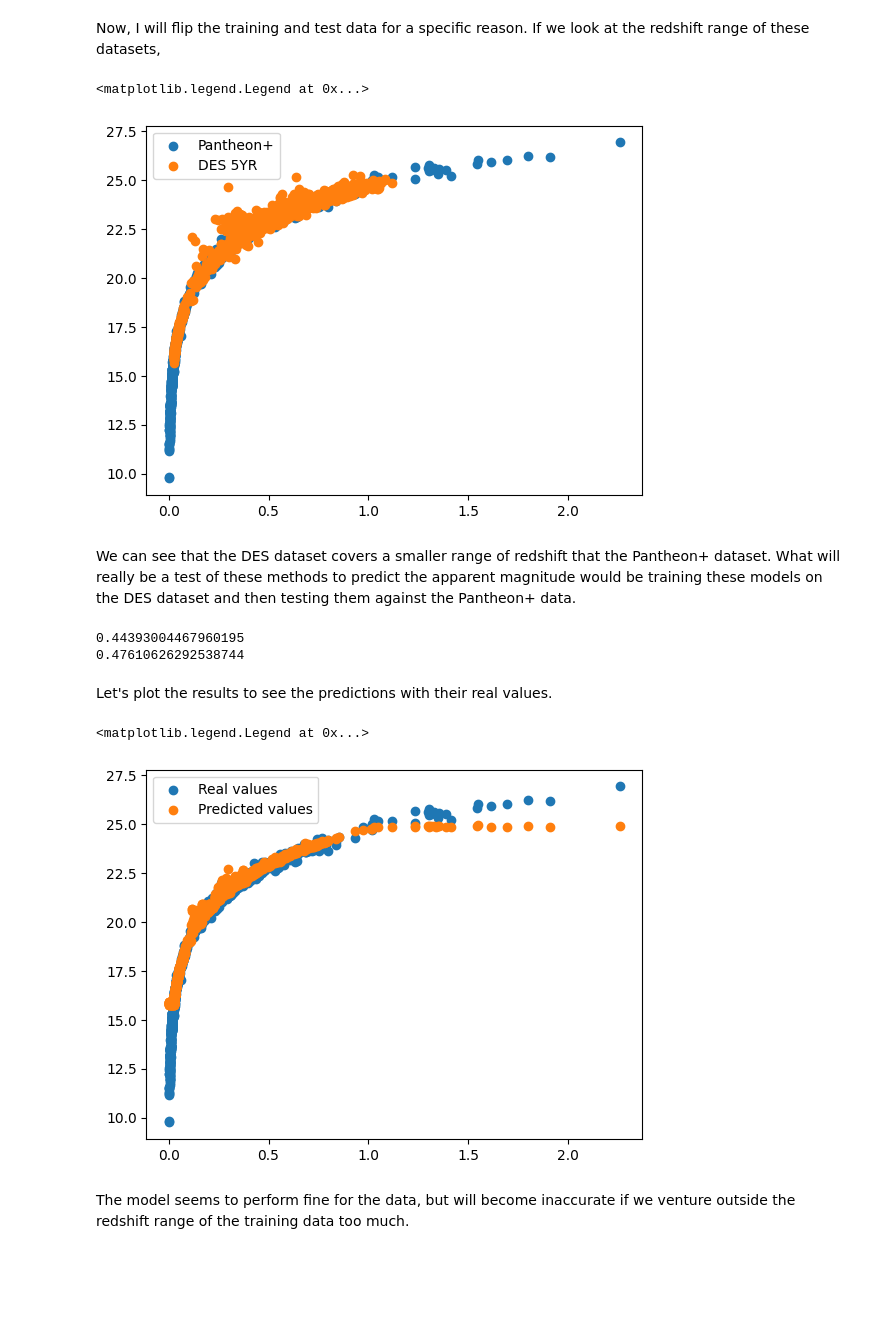
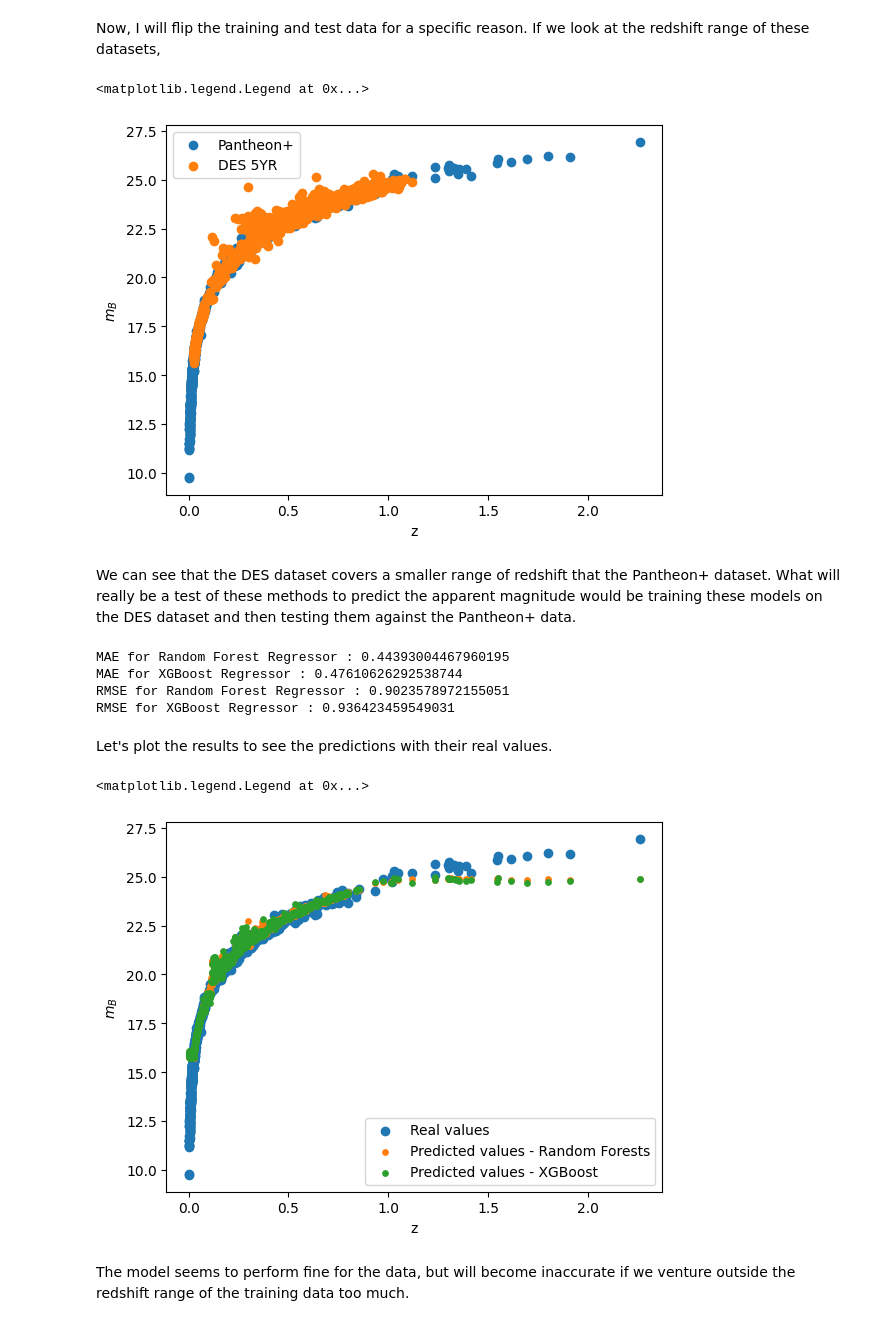
Before and after one commit to sreerag03a/pantheonplus-regression, a Jupyter notebook: notebooks/2_model_advanced.ipynb, the cells around one changed output. Drawn from its saved outputs; the diff is of its cells as text; code cells hidden in the pictures; blank space fills up the shorter version.

```diff
--- a/notebooks/2_model_advanced.ipynb
+++ b/notebooks/2_model_advanced.ipynb
@@ -7,18 +7,19 @@ import pandas as pd
 import matplotlib.pyplot as plt
 import numpy as np
 from sklearn.model_selection import train_test_split
-from sklearn.metrics import mean_absolute_error
+from sklearn.metrics import mean_absolute_error as mae
+from sklearn.metrics import root_mean_squared_error as rmse
 from sklearn.ensemble import RandomForestRegressor
 from xgboost import XGBRegressor
 import os
 import sys
 sys.path.append('../src')
-from preprocessing import preprocessor_simple, preprocess_des_data
+from preprocessing import preprocess_pantheonp, preprocess_des_data
 
 pantheonpluspath = '../data/Pantheon+SH0ES.dat'
 despath = '../data/DES-data.csv'
 
-X_train,y_train = preprocessor_simple(pantheonpluspath)
+X_train,y_train = preprocess_pantheonp(pantheonpluspath)
 X_test,y_test = preprocess_des_data(despath)
 # %% [markdown]
 ## Random Forest Regressor
@@ -53,10 +72,12 @@ Now, I will flip the training and test data for a specific reason. If we look at
 # %%
 plt.scatter(X_train['zHD'],y_train, label = 'Pantheon+')
 plt.scatter(X_test['zHD'],y_test, label = 'DES 5YR')
+plt.xlabel('z')
+plt.ylabel('$m_B$')
 plt.legend()
 # %% [output]
 <matplotlib.legend.Legend at 0x...>
-[figure, old version]
+[figure, new version]
 # %% [markdown]
 We can see that the DES dataset covers a smaller range of redshift that the Pantheon+ dataset. What will really be a test of these methods to predict the apparent magnitude would be training these models on the DES dataset and then testing them against the Pantheon+ data.
 # %%
@@ -69,20 +90,28 @@ model4.fit(X_test,y_test)
 ypreds3 = model3.predict(X_train)
 ypreds4 = model4.predict(X_train)
 
-print(mean_absolute_error(y_train,ypreds3))
-print(mean_absolute_error(y_train,ypreds4))
+print(f'MAE for Random Forest Regressor : {mae(y_train,ypreds3)}')
+print(f'MAE for XGBoost Regressor : {mae(y_train,ypreds4)}')
+
+print(f'RMSE for Random Forest Regressor : {rmse(y_train,ypreds3)}')
+print(f'RMSE for XGBoost Regressor : {rmse(y_train,ypreds4)}')
 # %% [output]
-0.44393004467960195
-0.47610626292538744
+MAE for Random Forest Regressor : 0.44393004467960195
+MAE for XGBoost Regressor : 0.47610626292538744
+RMSE for Random Forest Regressor : 0.9023578972155051
+RMSE for XGBoost Regressor : 0.936423459549031
 # %% [markdown]
 Let's plot the results to see the predictions with their real values.
 # %%
 plt.scatter(X_train['zHD'],y_train, label = 'Real values')
-plt.scatter(X_train['zHD'],ypreds3, label = 'Predicted values')
+plt.scatter(X_train['zHD'],ypreds3, label = 'Predicted values - Random Forests', s = 15)
+plt.scatter(X_train['zHD'],ypreds4, label = 'Predicted values - XGBoost', s = 15)
+plt.xlabel('z')
+plt.ylabel('$m_B$')
 plt.legend()
 # %% [output]
 <matplotlib.legend.Legend at 0x...>
-[figure, old version]
+[figure, new version]
 # %% [markdown]
 The model seems to perform fine for the data, but will become inaccurate if we venture outside the redshift range of the training data too much.
 # %% [markdown]
```
Also changed, not shown: parts of 5 cells of this notebook, 6 other files.
